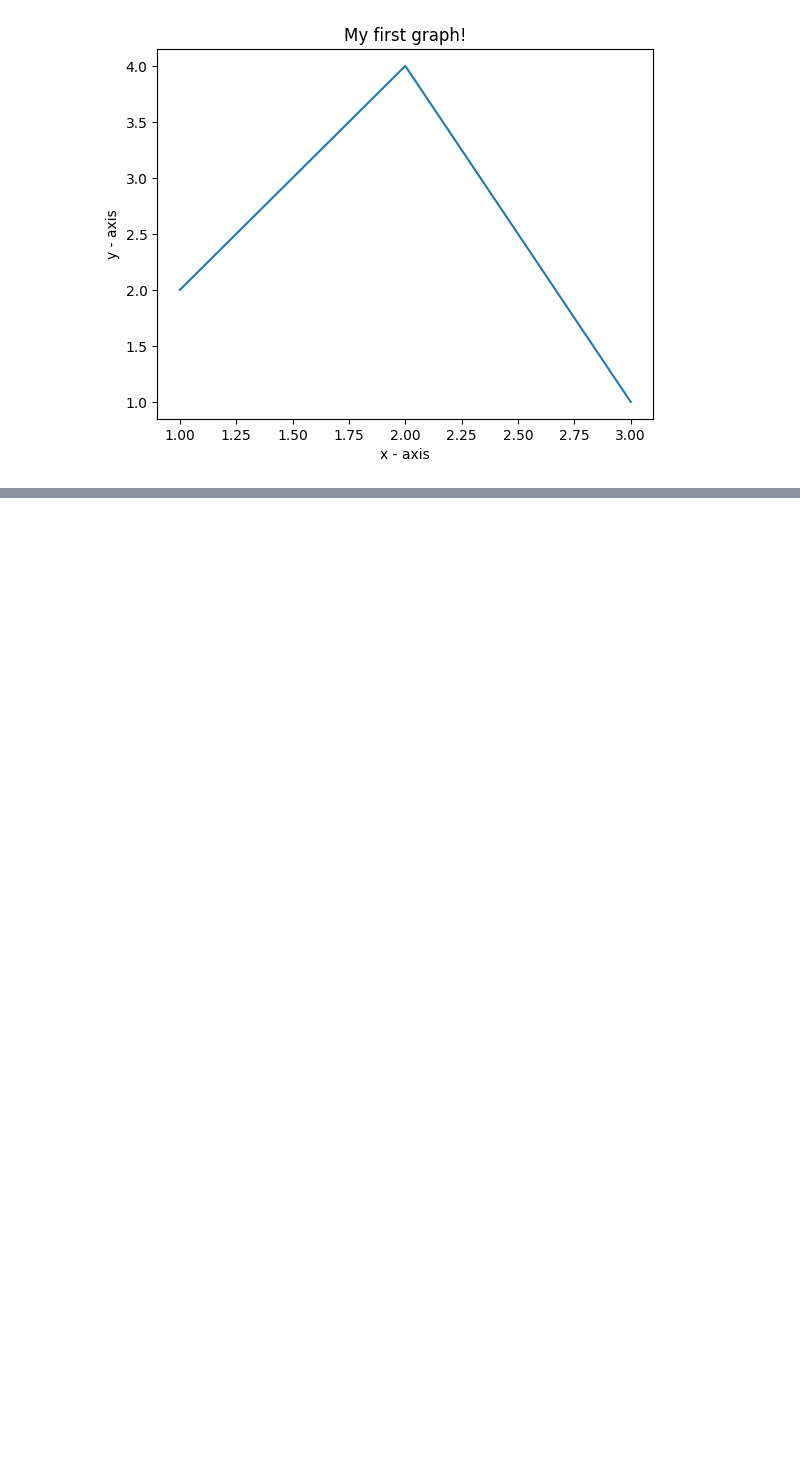
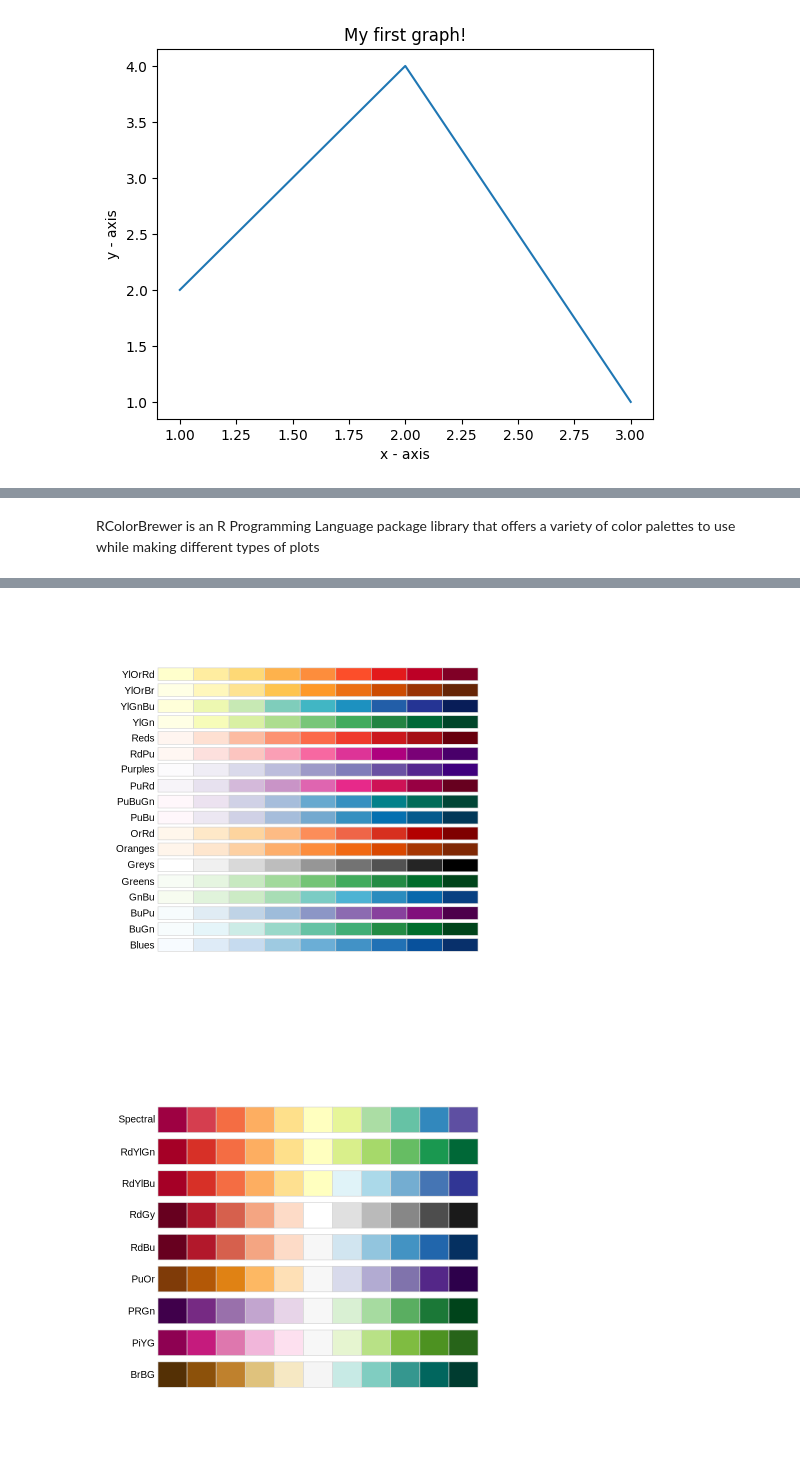
Before and after one commit to pawaskar-shreya/DAV_50, a Jupyter notebook: DAV_Exp1.ipynb, the cells around one changed output, grey strips where cells are left out. Saved outputs shown, nothing was run; the diff lists cells and outputs as text; code cells hidden in the pictures; blank space fills up the shorter version.

```diff
--- a/DAV_Exp1.ipynb
+++ b/DAV_Exp1.ipynb
@@ -100,0 +121,18 @@ ERROR: Error in d %>% filter(is.na(ht)): could not find function "%>%"
+# %% [markdown]
+RColorBrewer is an R Programming Language package library that offers a variety of color palettes to use while making different types of plots
+# %%
+
+# install RColorBrewer
+install.packages("RColorBrewer")
+
+library("RColorBrewer")
+
+display.brewer.all(type="seq")
+
+display.brewer.all(type="div")
+
+display.brewer.all(type="qual")
+
+
+display.brewer.all(colorblindFriendly=TRUE)
+# %% [output]
@@ -100,0 +141,2 @@ ERROR: Error in d %>% filter(is.na(ht)): could not find function "%>%"
+[figure, added]
+[figure, added]
```
Also changed, not shown: parts of 6 cells of this notebook.
